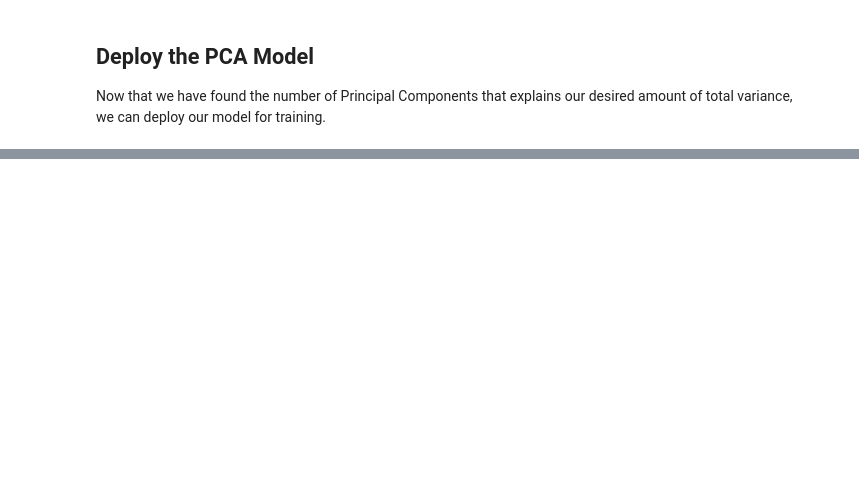
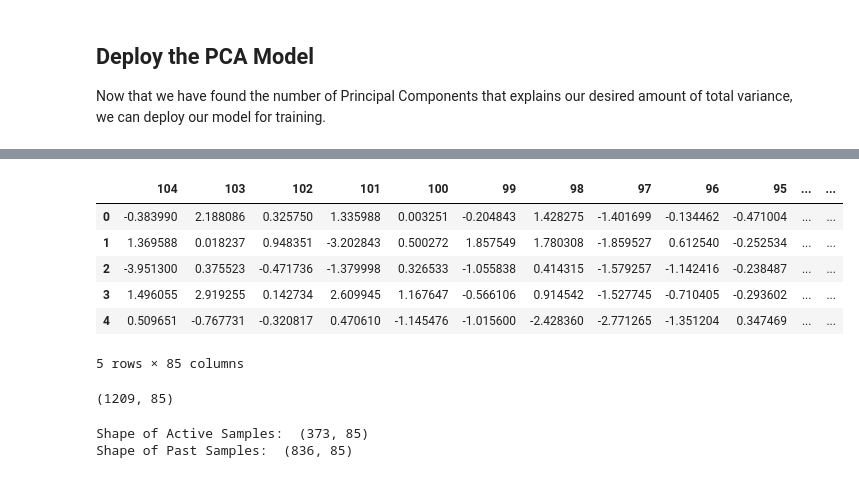
Before and after one commit to stonecoldnicole/flip-or-skip, a Jupyter notebook: Feature_Engineering.ipynb, the cells around one changed output, grey strips where cells are left out. Saved outputs shown, nothing was run; the diff lists cells and outputs as text; code cells hidden in the pictures; blank space fills up the shorter version.

```diff
--- a/Feature_Engineering.ipynb
+++ b/Feature_Engineering.ipynb
@@ -181,5 +175,5 @@ record_set_X_past = pca.record_set(X_past)
 %%time
 
 # Train PCA model on the now properly formatted X_past matrix
-pca.fit(record_set_X_past)
+pca.fit(record_set_X)
 # %% [output]
@@ -289,7 +283,7 @@ def explained_variance(s, n_top_components):
     return exp_variance[0]
 # %%
 # test cell
-n_top_components = 63 # select a value for the number of top components
+n_top_components = 85 # select a value for the number of top components
 
 # calculate the explained variance
 exp_variance = explained_variance(s, n_top_components)
@@ -307,6 +304,6 @@ pca_predictor = pca.deploy(initial_instance_count=1,
 # %%
 # Train PCA model with numpy data matrix
-train_pca = pca_predictor.predict(X_past)
+train_pca = pca_predictor.predict(X)
 
 # Confirm train_pca has the expected format of training features
 print(train_pca[0])
@@ -312,0 +328,58 @@ print(train_pca[0])
+# %%
+# create dimensionality-reduced data
+def create_transformed_df(train_pca, listings_scaled, n_top_components):
+    ''' Return a dataframe of data points with component features.
+        :param train_pca: A list of pca training data, returned by a PCA model.
+        :param listings_scaled: A dataframe of normalized, original features.
+        :param n_top_components: An integer, the number of top components to use.
+        :return: A dataframe, with n_top_component values as columns.
+     '''
+    # create new dataframe to add data to
+    transformed_listings = pd.DataFrame()
+
+    # for each of our new, transformed data points, append its component values to transformed_listings
+    for data in train_pca:
+        # get component values for each data point
+        components = data.label['projection'].float32_tensor.values
+        transformed_listings = transformed_listings.append([list(components)])
+
+    # index same as listings_scaled
+    transformed_listings.index = listings_scaled.index
+
+    # keep only the top n components
+    index = NUM_COMPONENTS - n_top_components
+    transformed_listings = transformed_listings.iloc[:, index:]
+
+    # reverse columns, component order
+    return transformed_listings.iloc[:, ::-1]
+# %%
+# specify top n
+top_n = 85
+
+# listings_scaled = pd.DataFrame(X)
+
+# call your function and create a new dataframe
+transformed_listings = create_transformed_df(train_pca, combined, n_top_components=top_n)
+
+# print result
+transformed_listings.head()
+# %% [output]
+|  | 104 | 103 | 102 | 101 | 100 | 99 | 98 | 97 | 96 | 95 | ... | ... |
+| 0 | -0.383990 | 2.188086 | 0.325750 | 1.335988 | 0.003251 | -0.204843 | 1.428275 | -1.401699 | -0.134462 | -0.471004 | ... | ... |
+| 1 | 1.369588 | 0.018237 | 0.948351 | -3.202843 | 0.500272 | 1.857549 | 1.780308 | -1.859527 | 0.612540 | -0.252534 | ... | ... |
+| 2 | -3.951300 | 0.375523 | -0.471736 | -1.379998 | 0.326533 | -1.055838 | 0.414315 | -1.579257 | -1.142416 | -0.238487 | ... | ... |
+| 3 | 1.496055 | 2.919255 | 0.142734 | 2.609945 | 1.167647 | -0.566106 | 0.914542 | -1.527745 | -0.710405 | -0.293602 | ... | ... |
+| 4 | 0.509651 | -0.767731 | -0.320817 | 0.470610 | -1.145476 | -1.015600 | -2.428360 | -2.771265 | -1.351204 | 0.347469 | ... | ... |
+5 rows × 85 columns
+# %%
+# Save
+transformed_listings.shape
+# %% [output]
+(1209, 85)
+# %%
+transformed_active, transformed_past = transformed_listings[:len(active)], transformed_listings[len(active):]
+print("Shape of Active Samples: ", transformed_active.shape)
+print("Shape of Past Samples: ", transformed_past.shape)
+# %% [output]
+Shape of Active Samples:  (373, 85)
+Shape of Past Samples:  (836, 85)
```
Also changed, not shown: parts of 21 cells of this notebook, 2 other files.
